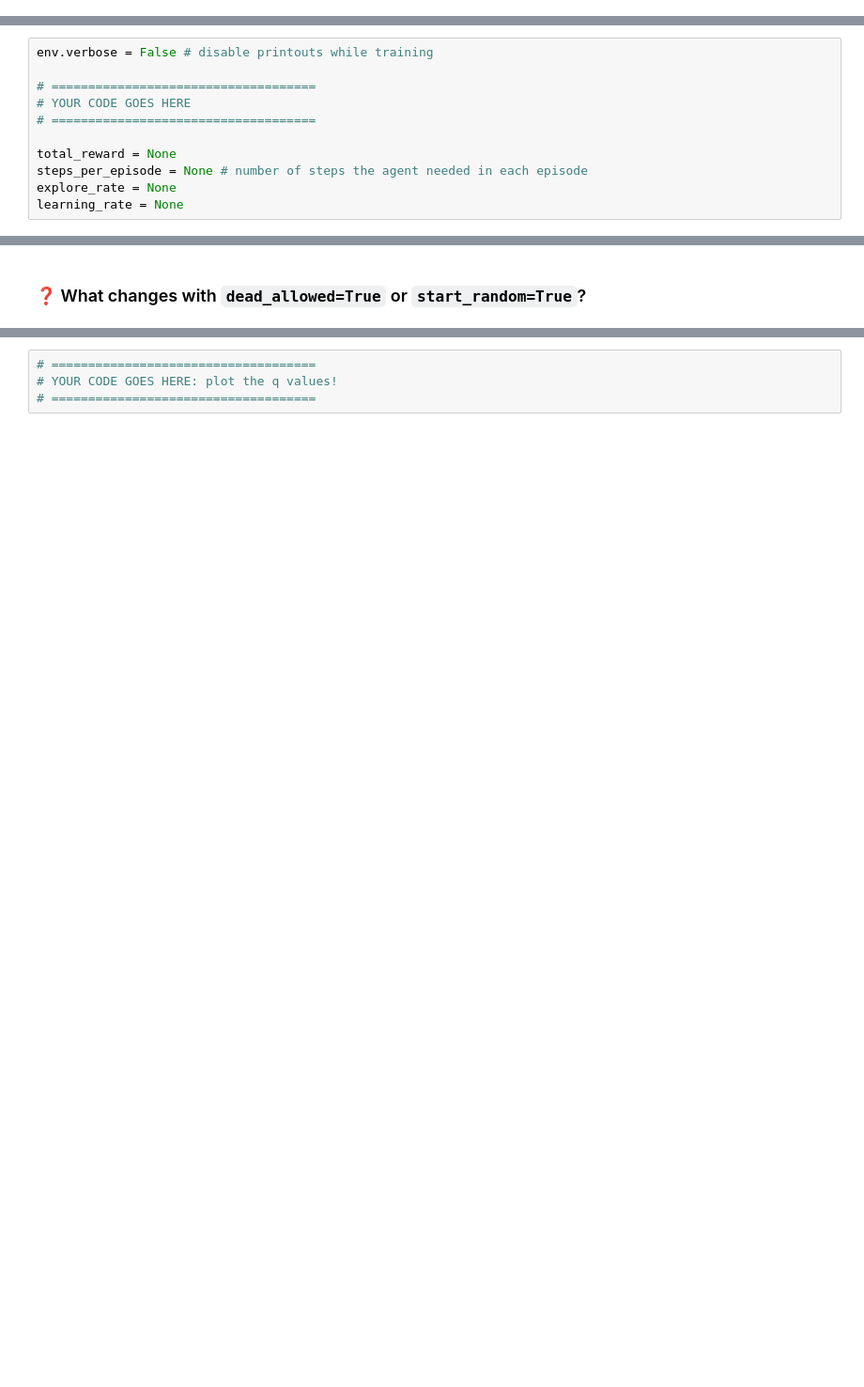
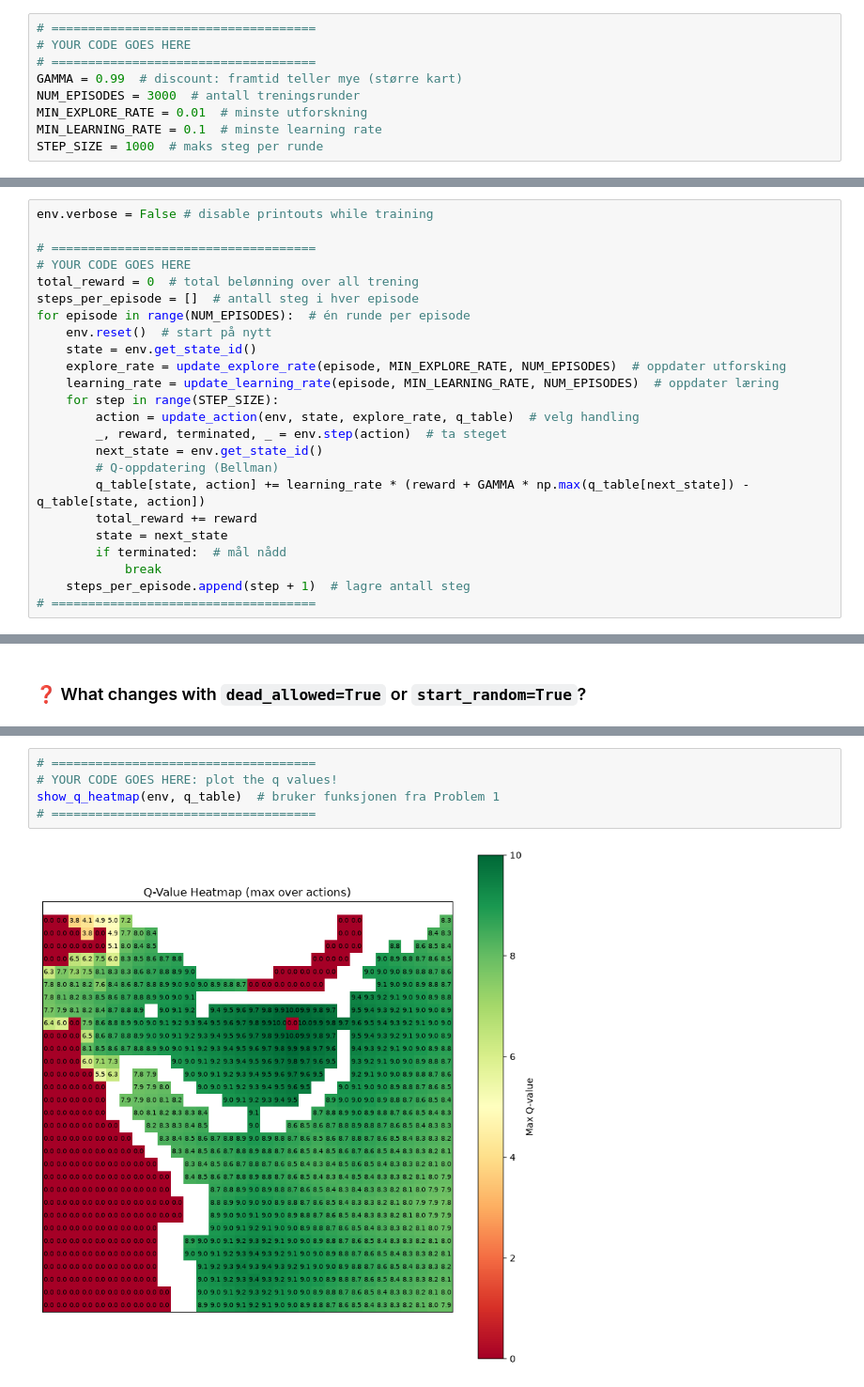
Before and after one commit to synnearv/IntroML-prosjekt4, a Jupyter notebook: Project4/Project4_RL.ipynb, the cells around one changed output, grey strips where cells are left out. Shown at 94% size. Drawn from its saved outputs; the diff is of its cells as text; blank space fills up the shorter version.

```diff
--- a/Project4/Project4_RL.ipynb
+++ b/Project4/Project4_RL.ipynb
@@ -623,16 +726,38 @@ STEP_SIZE = None
+# %%
+# ====================================
+# YOUR CODE GOES HERE
+# ====================================
+GAMMA = 0.99  # discount: framtid teller mye (større kart)
+NUM_EPISODES = 3000  # antall treningsrunder
+MIN_EXPLORE_RATE = 0.01  # minste utforskning
+MIN_LEARNING_RATE = 0.1  # minste learning rate
+STEP_SIZE = 1000  # maks steg per runde
 # %% [markdown]
 ### 🐤 Now use Q-learning to learn the Q-table
 ### Step 4: Train the agent using Q-learning
-# %%
-env.verbose = False # disable printouts while training
-
-# ====================================
-# YOUR CODE GOES HERE
-# ====================================
-
-total_reward = None
-steps_per_episode = None # number of steps the agent needed in each episode
-explore_rate = None
-learning_rate = None
+# %%
+env.verbose = False # disable printouts while training
+
+# ====================================
+# YOUR CODE GOES HERE
+total_reward = 0  # total belønning over all trening
+steps_per_episode = []  # antall steg i hver episode
+for episode in range(NUM_EPISODES):  # én runde per episode
+    env.reset()  # start på nytt
+    state = env.get_state_id()
+    explore_rate = update_explore_rate(episode, MIN_EXPLORE_RATE, NUM_EPISODES)  # oppdater utforsking
+    learning_rate = update_learning_rate(episode, MIN_LEARNING_RATE, NUM_EPISODES)  # oppdater læring
+    for step in range(STEP_SIZE):
+        action = update_action(env, state, explore_rate, q_table)  # velg handling
+        _, reward, terminated, _ = env.step(action)  # ta steget
+        next_state = env.get_state_id()
+        # Q-oppdatering (Bellman)
+        q_table[state, action] += learning_rate * (reward + GAMMA * np.max(q_table[next_state]) - q_table[state, action])
+        total_reward += reward
+        state = next_state
+        if terminated:  # mål nådd
+            break
+    steps_per_episode.append(step + 1)  # lagre antall steg
+# ====================================
 # %%
 print(f"Total reward after training: {total_reward}, total Explore rate after training: {explore_rate:.4f}")
@@ -706,4 +846,7 @@ plt.show()
 # %%
 # ====================================
 # YOUR CODE GOES HERE: plot the q values!
+show_q_heatmap(env, q_table)  # bruker funksjonen fra Problem 1
 # ====================================
+# %% [output]
+[figure, added]
```
Also changed, not shown: parts of 42 cells of this notebook, 4 other files.
